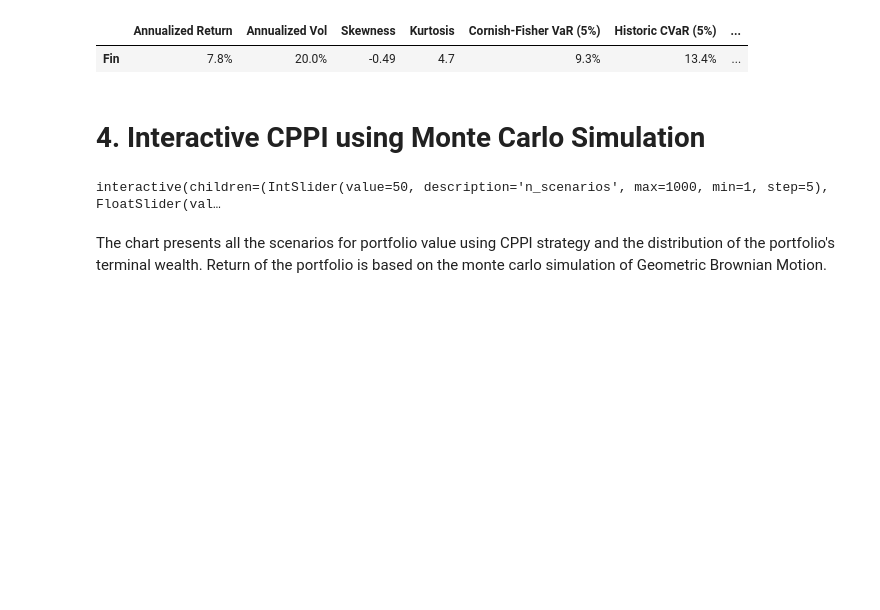
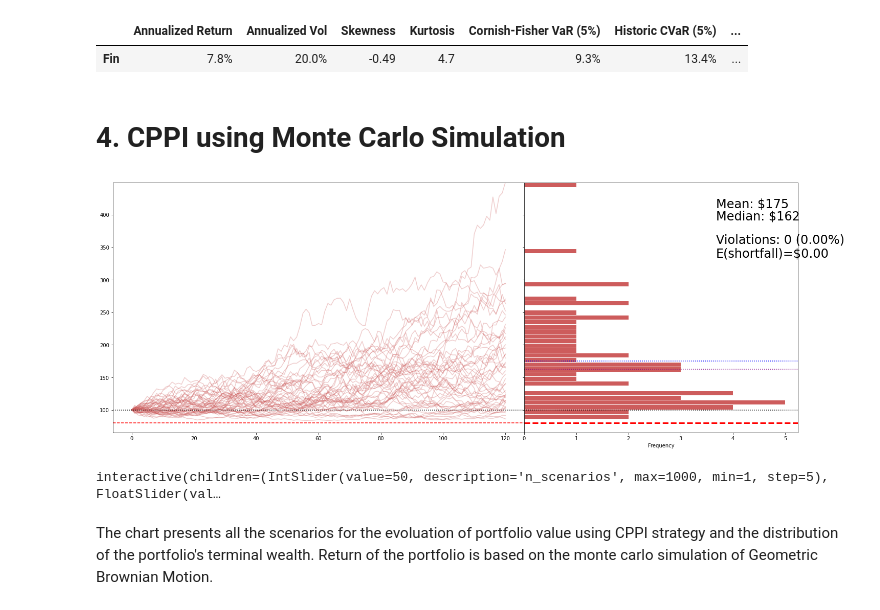
Before and after one commit to xiangyuli2021/CPPI, a Jupyter notebook: CPPI.ipynb, the cells around one changed output. Drawn from its saved outputs; the diff is of its cells as text; code cells hidden in the pictures; blank space fills up the shorter version.

Commit message:
Add CPPI Monte Carlo chart

```diff
--- a/CPPI.ipynb
+++ b/CPPI.ipynb
@@ -230,7 +230,11 @@ summary
 |  | Annualized Return | Annualized Vol | Skewness | Kurtosis | Cornish-Fisher VaR (5%) | Historic CVaR (5%) | ... |
 | Fin | 7.8% | 20.0% | -0.49 | 4.7 | 9.3% | 13.4% | ... |
 # %% [markdown]
-# 4. Interactive CPPI using Monte Carlo Simulation
+# 4. CPPI using Monte Carlo Simulation
+# %%
+f.show_cppi()
+# %% [output]
+[figure, added]
 # %%
 cppi_controls = widgets.interactive(f.show_cppi,
                                     n_scenarios = widgets.IntSlider(min=1, max=1000, step=5, value=50),
@@ -247,4 +251,4 @@ display(cppi_controls)
 # %% [output]
 interactive(children=(IntSlider(value=50, description='n_scenarios', max=1000, min=1, step=5), FloatSlider(val…
 # %% [markdown]
-The chart presents all the scenarios for portfolio value using CPPI strategy and the distribution of the portfolio's terminal wealth. Return of the portfolio is based on the monte carlo simulation of Geometric Brownian Motion.
+The chart presents all the scenarios for the evoluation of portfolio value using CPPI strategy and the distribution of the portfolio's terminal wealth. Return of the portfolio is based on the monte carlo simulation of Geometric Brownian Motion.
```
